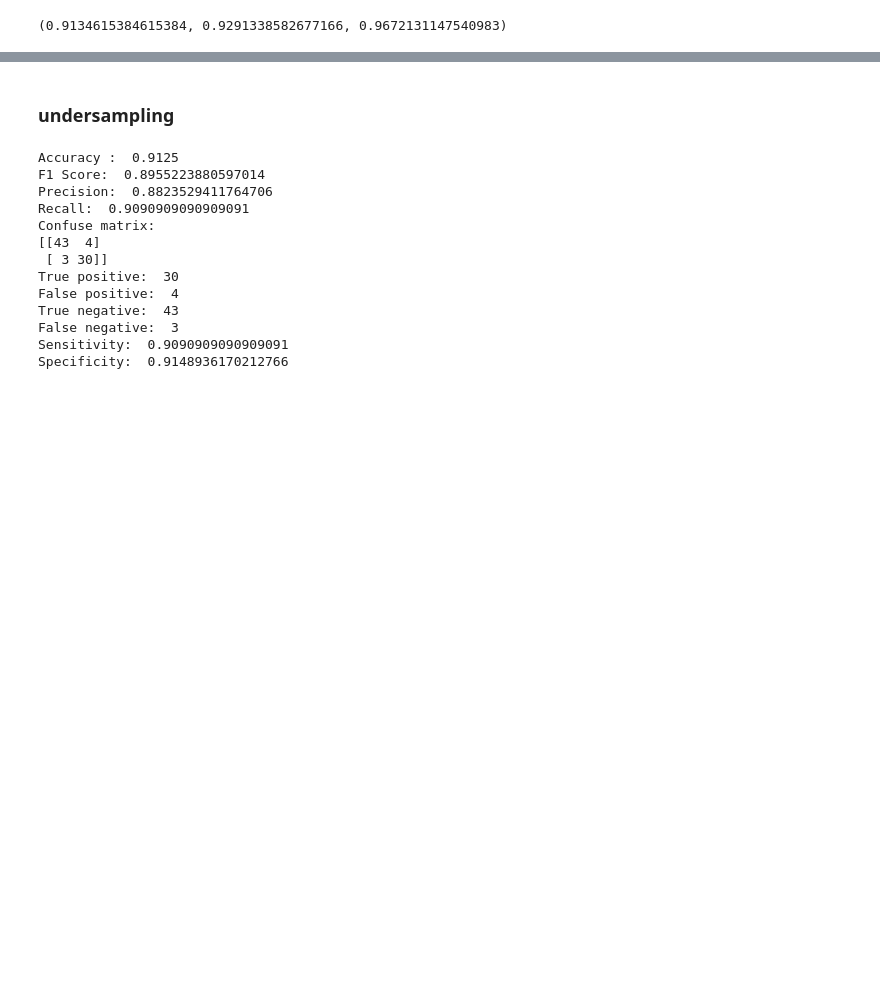
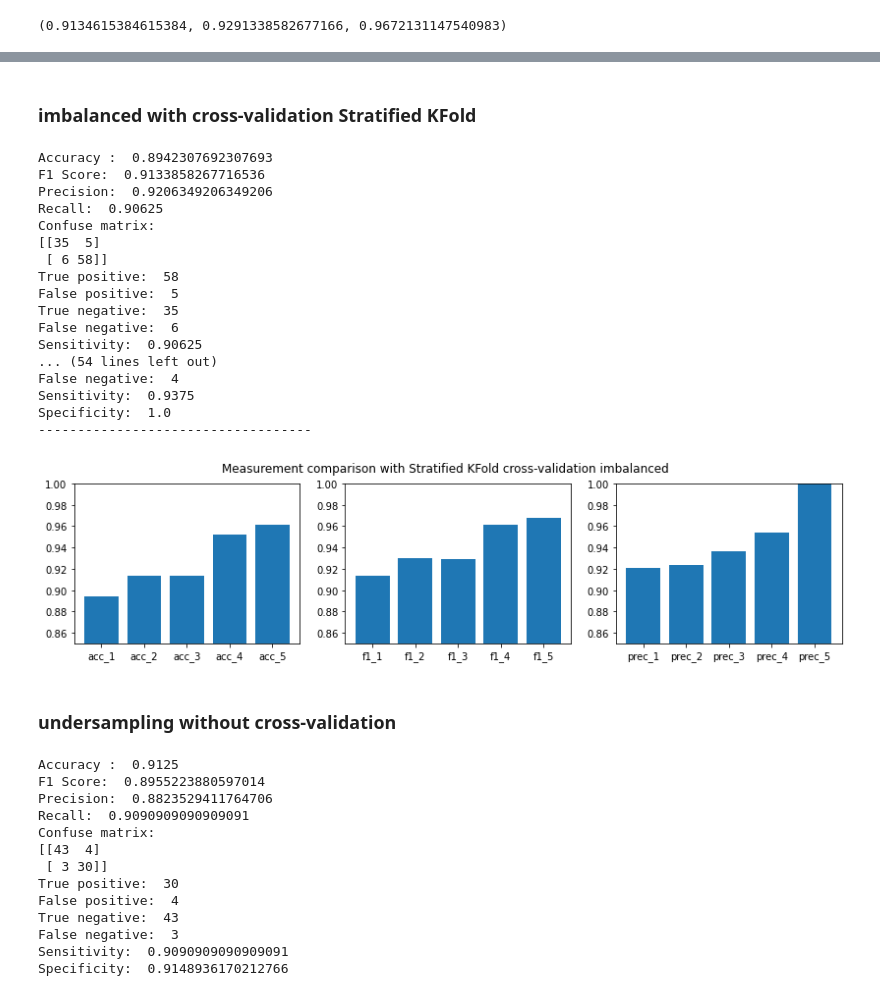
Before and after one commit to MilicaTrifunovic/MachineLearning, a Jupyter notebook: Project 1/Classification.ipynb, the cells around one changed output, grey strips where cells are left out. Drawn from its saved outputs; the diff is of its cells as text; code cells hidden in the pictures; blank space fills up the shorter version.

```diff
--- a/Project 1/Classification.ipynb
+++ b/Project 1/Classification.ipynb
@@ -623,5 +731,58 @@ Specificity:  0.9473684210526315
+# %% [markdown]
+### imbalanced with cross-validation Stratified KFold
+# %%
+kf = StratifiedKFold(n_splits=5, random_state = 1, shuffle = True)
+
+lr_eval_imbalanced_cross_sf = []
+
+for train_index, test_index in kf.split(X_imbalanced, y_imbalanced):
+    X_train_imbalanced_cross, X_test_imbalanced_cross = X_imbalanced[train_index], X_imbalanced[test_index]
+    y_train_imbalanced_cross, y_test_imbalanced_cross = y_imbalanced[train_index], y_imbalanced[test_index]
+
+    lr_model = LogisticRegression(max_iter = 3000)
+    lr_model.fit(X_train_imbalanced_cross, y_train_imbalanced_cross)
+    lr_prediction_imbalanced_cross = lr_model.predict(X_test_imbalanced_cross)
+
+    # model evaluation
+    model_eval = eval_model(y_test_imbalanced_cross, lr_prediction_imbalanced_cross)
+
+    lr_eval_imbalanced_cross_sf.append(model_eval)
+
+    print("-----------------------------------")
+
+plt.figure(figsize=(14, 3))
+plt.subplot(131)
+plt.ylim(0.85, 1.0)
+plt.bar(['acc_1', 'acc_2', 'acc_3', 'acc_4', 'acc_5'], [lr_eval_imbalanced_cross_sf[0][0], lr_eval_imbalanced_cross_sf[1][0], lr_eval_imbalanced_cross_sf[2][0],lr_eval_imbalanced_cross_sf[3][0],lr_eval_imbalanced_cross_sf[4][0]])
+plt.subplot(132)
+plt.ylim(0.85, 1.0)
+plt.bar(['f1_1', 'f1_2','f1_3','f1_4','f1_5'], [lr_eval_imbalanced_cross_sf[0][1],lr_eval_imbalanced_cross_sf[1][1],lr_eval_imbalanced_cross_sf[2][1],lr_eval_imbalanced_cross_sf[3][1],lr_eval_imbalanced_cross_sf[4][1]])
+plt.subplot(133)
+plt.ylim(0.85, 1.0)
+plt.bar(['prec_1', 'prec_2', 'prec_3','prec_4','prec_5'], [lr_eval_imbalanced_cross_sf[0][2], lr_eval_imbalanced_cross_sf[1][2], lr_eval_imbalanced_cross_sf[2][2],lr_eval_imbalanced_cross_sf[3][2],lr_eval_imbalanced_cross_sf[4][2]])
+plt.suptitle('Measurement comparison with Stratified KFold cross-validation imbalanced')
+plt.show()
+# %% [output]
+Accuracy :  0.8942307692307693
+F1 Score:  0.9133858267716536
+Precision:  0.9206349206349206
+Recall:  0.90625
+Confuse matrix:
+[[35  5]
+ [ 6 58]]
+True positive:  58
+False positive:  5
+True negative:  35
+False negative:  6
+Sensitivity:  0.90625
+... (54 lines left out)
+False negative:  4
+Sensitivity:  0.9375
+Specificity:  1.0
+-----------------------------------
+[figure, added]
 # %% [markdown]
-### undersampling
+### undersampling without cross-validation
 # %%
 lr_model = LogisticRegression(max_iter = 3000)
 lr_model.fit(X_train_undersampled, y_train_undersampled)
```
Also changed, not shown: parts of 24 cells of this notebook.
